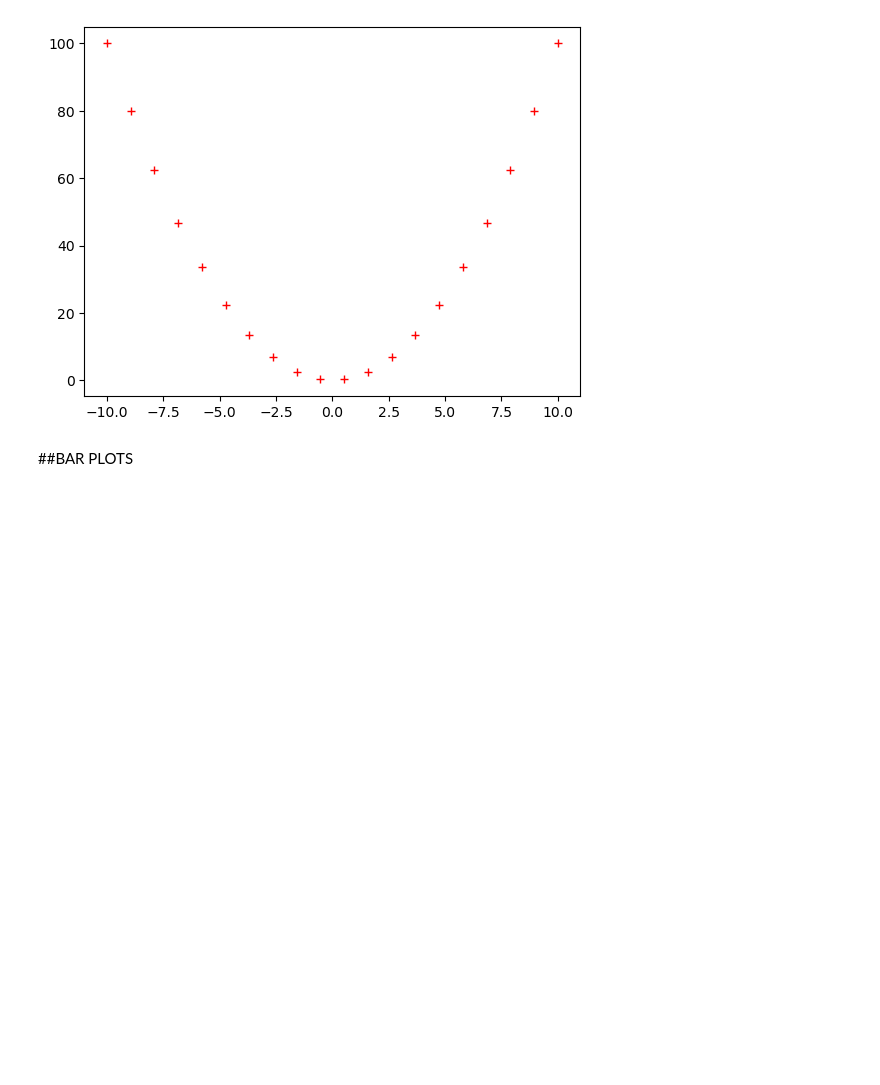
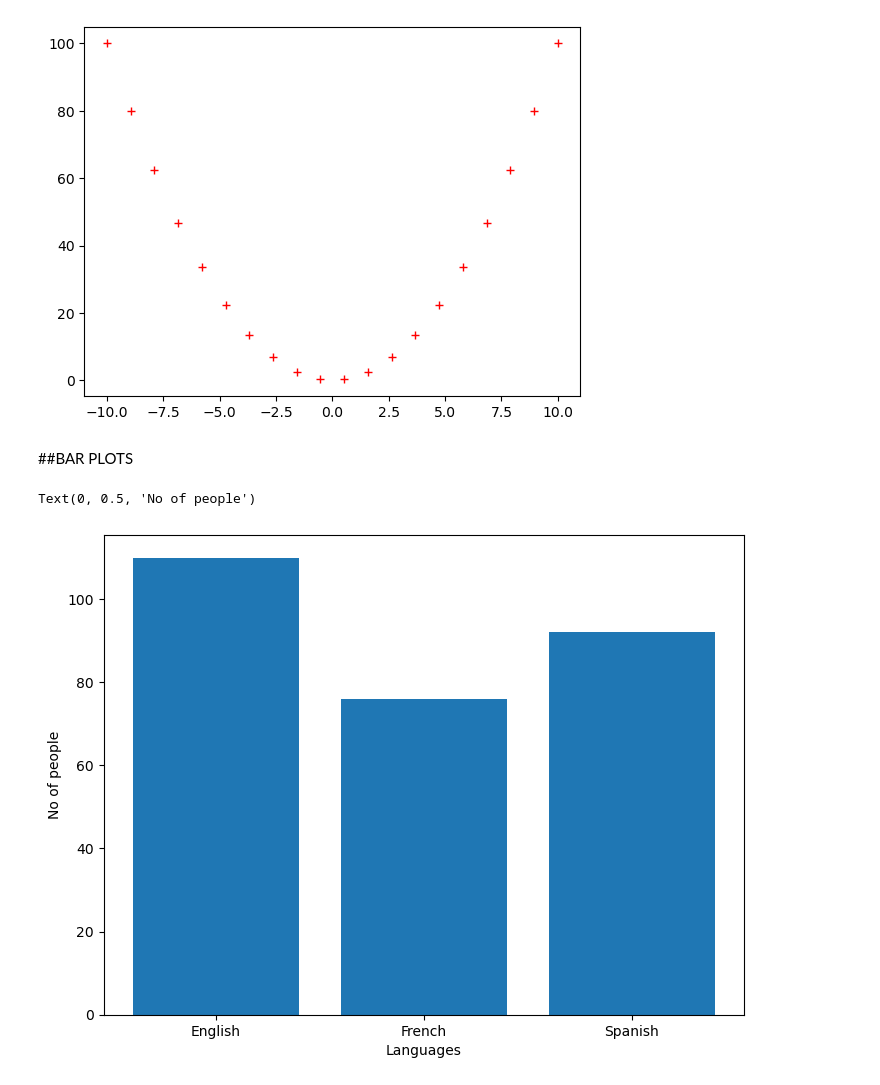
Before and after one commit to ALENUI/ML-Journey, a Jupyter notebook: LESSONS/matplotlib/matplotlib.ipynb, the cells around one changed output. Cells and saved outputs as stored; diff of their text form; code cells hidden in the pictures; blank space fills up the shorter version.

Commit message:
updated and close pandas and mat plot files

```diff
--- a/LESSONS/matplotlib/matplotlib.ipynb
+++ b/LESSONS/matplotlib/matplotlib.ipynb
@@ -28,7 +28,13 @@ plt.plot(x,y, 'r+')
 ##BAR PLOTS
 # %%
 fig = plt.figure() #creates an emply plot
-
-ax = fig.add_axes([0,0,1,1]) #0,0 sets the cordicates of the plot and 1,1 sets the width and higfht of the plot
+ax = fig.add_axes([0,0,1,1]) #0,0 sets the position of the plot and 1,1 sets the width and higfht of the plot
 
 languages = ['English', 'French', 'Spanish' ]
+people = [110, 76, 92]
+ax.bar(languages, people)
+plt.xlabel('Languages')
+plt.ylabel("No of people")
+# %% [output]
+Text(0, 0.5, 'No of people')
+[figure, added]
```
Also changed, not shown: parts of 6 cells of this notebook, 1 other file.
